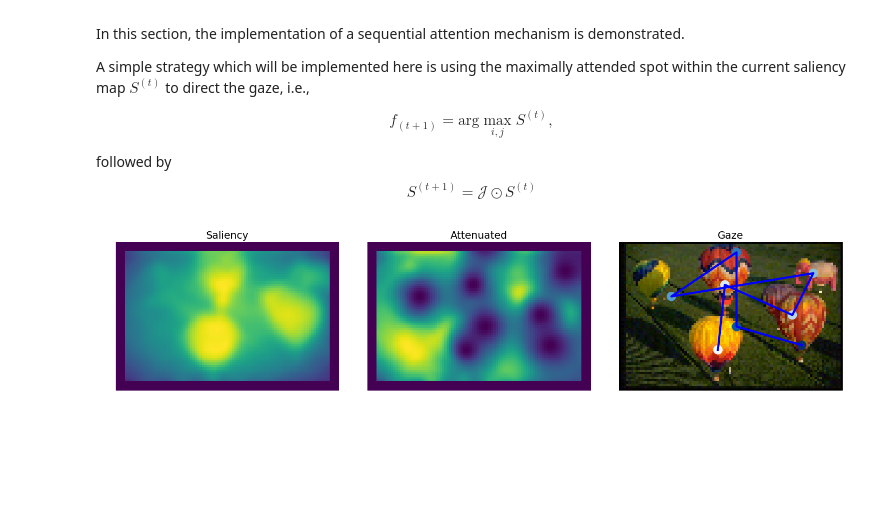
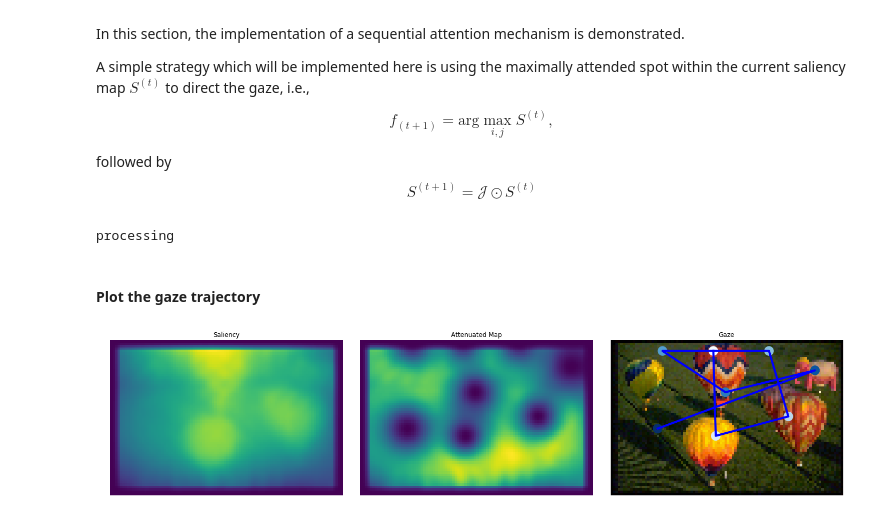
Before and after one commit to stes/saliency, a Jupyter notebook: 2.1 Sequential Fixation.ipynb, the cells around one changed output. Saved outputs shown, nothing was run; the diff lists cells and outputs as text; code cells hidden in the pictures; blank space fills up the shorter version.

```diff
--- a/2.1 Sequential Fixation.ipynb
+++ b/2.1 Sequential Fixation.ipynb
@@ -27,31 +24,44 @@ followed by
 $$
 S^{(t+1)} = \mathcal{J} \odot S^{(t)}
 $$
+# %%
+img = skimage.io.imread('data/imgs/balloons.png') / 255.
+
+model = IttyKoch(top_down="peakiness", mapwidth=64, logtransform=False,
+                 surround_sig = [2,8],
+                 gabor_wavelength=5.,
+                 center_bias=1.5)
+
+S, chanmaps = model.predict(img, return_chanmaps=True)
+# %% [output]
+processing
+# %% [markdown]
+#### Plot the gaze trajectory
 # %%
 import saliency
 
-salmap = saliency.saliency.attenuate_borders(S[3][...,np.newaxis], 5)[...,0]
+salmap = saliency.saliency.attenuate_borders(S[...,np.newaxis], 5)[...,0]
 
 salmap = np.exp(salmap)
 salmap = (salmap - salmap.min()) / (salmap.max() - salmap.min())
 
 fix, final = saliency.saliency.sequential_salicency(salmap, 8, 10)
 
 fig, axes = plt.subplots(1,3,figsize=(20,8))
 
-axes[2].imshow(saliency.saliency.resize(X[3], 64))
+axes[2].imshow(saliency.saliency.resize(img, 64))
 axes[2].plot(fix[:,1], fix[:,0], c="blue", linewidth=4, markersize=20)
 axes[2].scatter(fix[:,1], fix[:,0], marker="o", cmap="Blues", c=np.arange(len(fix)), s=300)
 
 axes[1].imshow(final)
-axes[0].imshow(S[3])
+axes[0].imshow(S)
 
-for ax, title in zip(axes, ['Saliency', 'Attenuated', 'Gaze']):
+for ax, title in zip(axes, ['Saliency', 'Attenuated Map', 'Gaze']):
     ax.axis("off")
     ax.set_title(title)
 
 plt.tight_layout()
-plt.savefig("report/fig/sequence.pdf")
+#plt.savefig("report/fig/sequence.pdf")
 plt.show()
 # %% [output]
-[figure, old version]
+[figure, new version]
```
Also changed, not shown: parts of 1 cell of this notebook, 18 other files.
